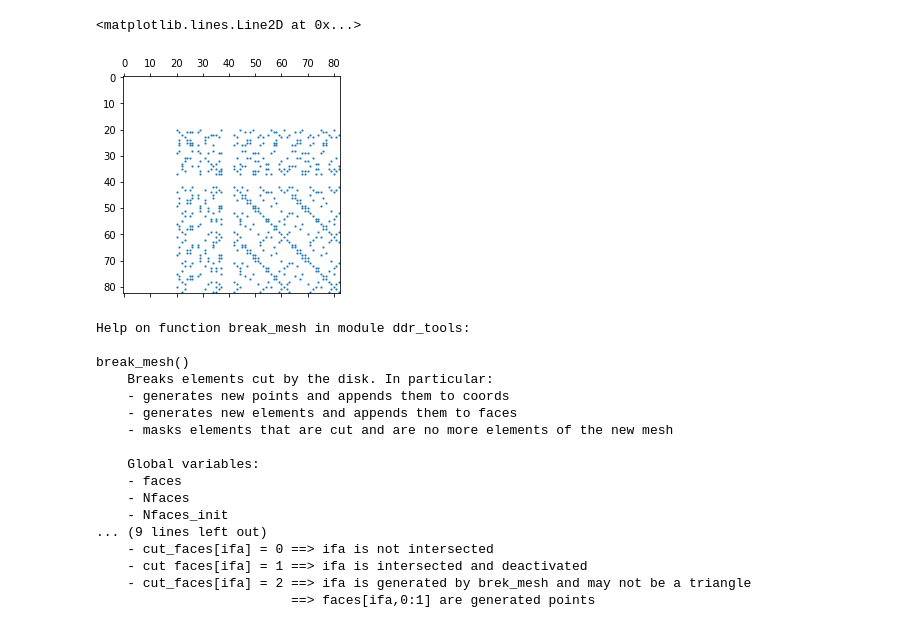
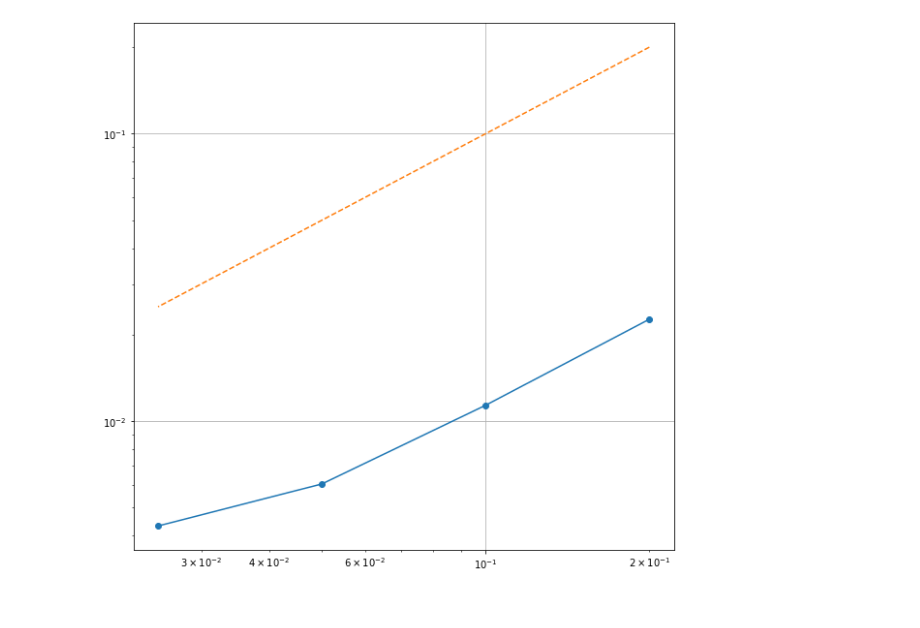
Before and after one commit to aurelio-spadotto/notebooks, a Jupyter notebook: brokenmesh_convergence.ipynb, the cells around one changed output. Cells and saved outputs as stored; diff of their text form; code cells hidden in the pictures.

```diff
--- a/brokenmesh_convergence.ipynb
+++ b/brokenmesh_convergence.ipynb
@@ -56,25 +76,41 @@ array([ 0.00000000e+00,  0.00000000e+00,  0.00000000e+00,  0.00000000e+00,
 # %%
-plt.spy(N_gamma,markersize=1)
+# CONVERGENCE STUDY: Solve problem for each mesh in the sequence and record error
+size_list = [5, 10, 20, 40]
+mesh_filenames = ["square_L1_N"+str(size)+".msh" for size in size_list]
+Meshes = []
+G_matrices = []
+S_matrices =[]
+M_gamma_matrices = []
+N_gamma_matrices = []
+b_phi_matrices = []
+solutions = []
+errors = []
+solution_filenames = ["square_L1_N"+str(size)+".vtk" for size in size_list]
+
+for (i,N) in enumerate (size_list):
+    [mesh, G, S, M_gamma, N_gamma, b_phi, A, b, u, err] = \
+        ddr.solve_problem(mesh_filenames[i], solution_filenames[i], \
+                          rho, ref_sol, sigma_in, sigma_ex, eta, phi_datum)
+    Meshes.append(mesh)
+    G_matrices.append(G)
+    S_matrices.append(S)
+    M_gamma_matrices.append(M_gamma)
+    N_gamma_matrices.append(N_gamma)
+    b_phi_matrices.append(b_phi)
+    solutions.append(u)
+    errors.append(err)
-# %% [output]
-<matplotlib.lines.Line2D at 0x...>
-[figure, removed]
-# %%
-help(ddr.break_mesh)
-# %% [output]
-Help on function break_mesh in module ddr_tools:
-
-break_mesh()
-    Breaks elements cut by the disk. In particular:
-    - generates new points and appends them to coords
-    - generates new elements and appends them to faces
-    - masks elements that are cut and are no more elements of the new mesh
-
-    Global variables:
-    - faces
-    - Nfaces
-    - Nfaces_init
-... (9 lines left out)
-    - cut_faces[ifa] = 0 ==> ifa is not intersected
-    - cut faces[ifa] = 1 ==> ifa is intersected and deactivated
-    - cut_faces[ifa] = 2 ==> ifa is generated by brek_mesh and may not be a triangle
-                         ==> faces[ifa,0:1] are generated points
+# %%
+legend_size = 60
+label_size = 40
+fig_size = 20
+line_width = 6
+axis_name_size = 60
+marker_size = 30
+
+fig,ax = plt.subplots(figsize=(10,10))
+h = [1/N for N in size_list]
+ax.loglog(h,errors, marker = 'o')
+ax.loglog(h,h/err, linestyle='--')
+ax.grid('on')
+# %% [output]
+[figure, added]
```
Also changed, not shown: parts of 16 cells of this notebook, 10 other files.
